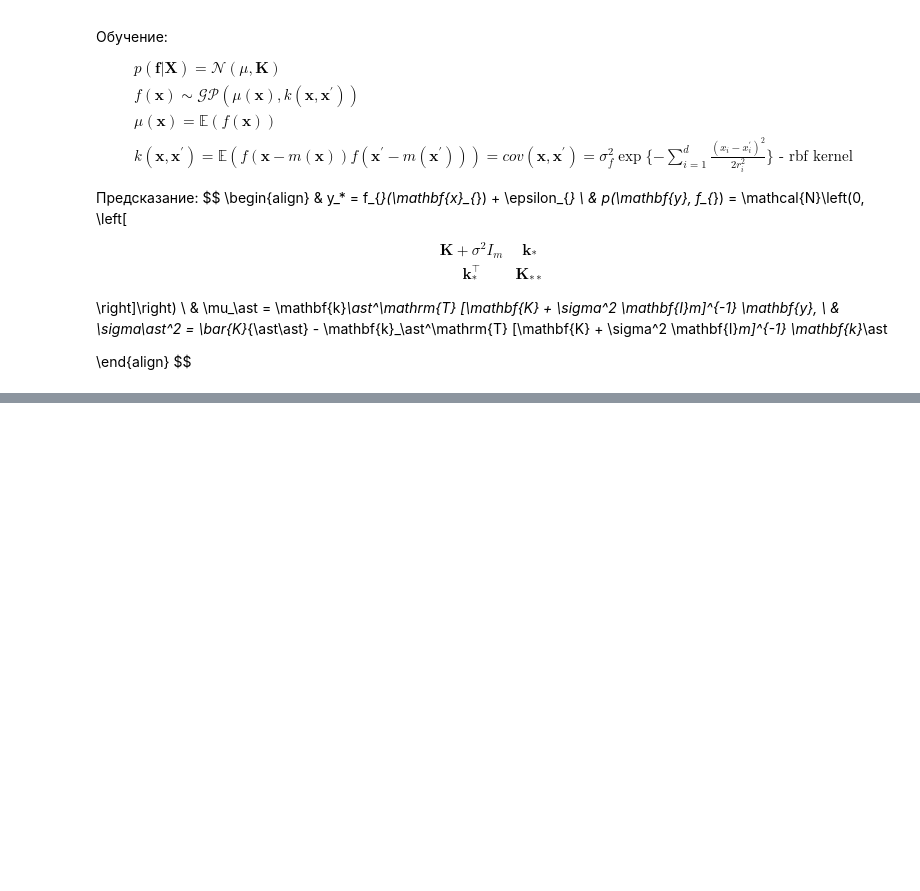
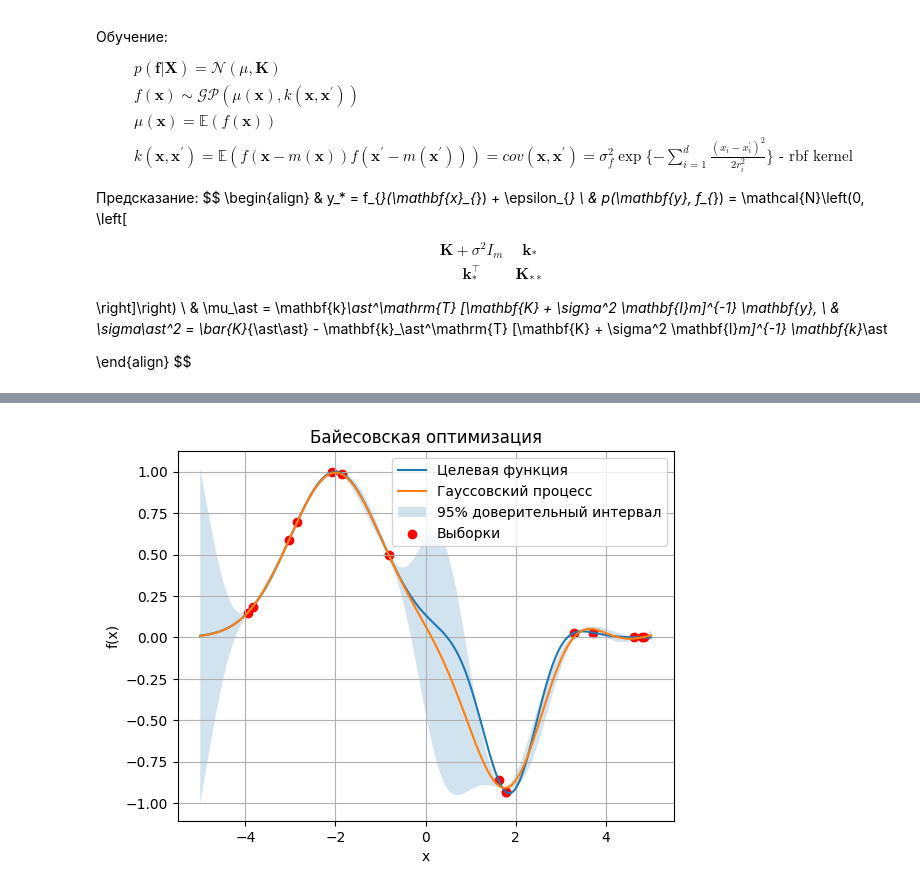
Before and after one commit to l00fi/bayes_optimization, a Jupyter notebook: bayes_optimization_funcs.ipynb, the cells around one changed output, grey strips where cells are left out. Saved outputs shown, nothing was run; the diff lists cells and outputs as text; code cells hidden in the pictures; blank space fills up the shorter version.

Commit message:
Байесовская оптимизация готова! Осталось применить её к решающему дереву

```diff
--- a/bayes_optimization_funcs.ipynb
+++ b/bayes_optimization_funcs.ipynb
@@ -102,7 +120,7 @@ class GaussianProcess:
         return (mu_s, np.diag(cov_s))
 # %%
 X_GP, y_GP = make_regression(n_features=1)
-X_train_GP, X_test_GP, y_train_GP, y_test_GP = train_test_split(X_GP, y_GP, test_size=0.5)
+X_train_GP, X_test_GP, y_train_GP, y_test_GP = train_test_split(X_GP, y_GP, test_size=0.1)
 
 model_GP = GaussianProcess().fit(X_train_GP, y_train_GP)
 mu, var = model_GP.predict(X_test_GP)
@@ -112,0 +177,27 @@ r2_score(y_test_GP, mu)
+# %%
+# Целевая функция
+def custom_function(x):
+    return -np.sin(x) * np.exp(-(x - 2)**2) + np.exp(-0.5 * (x + 2)**2)
+
+X_sample = np.random.uniform(-5, 5, 5).reshape(-1, 1)
+Y_sample = custom_function(X_sample)
+
+# Обучение гауссовского процесса
+gp = GaussianProcess(sigma=1, r=1, noise=0.1)
+gp.fit(X_sample, Y_sample)
+
+# Основной цикл байесовской оптимизации
+for i in range(10):
+    y_max = np.max(Y_sample) # Беру максимальный известный y (вообще можно взять любой, но вдруг попаду в максимум)
+    result = minimize(AcquisitionFunc.UPB, x0=np.random.uniform(-5, 5), args=(gp, y_max), bounds=[(-5, 5)]) # Максимизирую функцию приобретения
+    X_next = result.x
+
+    Y_next = custom_function(X_next) # Оценить целевую функцию в новой точке
+
+    # Добавляю известную точку к другим уже известным и заново учу гауссовский процесс
+    X_sample = np.vstack((X_sample, X_next.reshape(1, -1)))
+    Y_sample = np.append(Y_sample, Y_next)
+    gp.fit(X_sample, Y_sample)
+
+    # Вывожу текущий максимум
+    print(f"Y: {np.max(Y_sample)}, X: {X_sample[np.argmax(Y_sample)]}")
@@ -112,0 +215,18 @@ r2_score(y_test_GP, mu)
+# %%
+# Визуализация результатов
+x_values = np.linspace(-5, 5, 400).reshape(-1, 1)
+y_values = custom_function(x_values)
+mu, sigma = gp.predict(x_values)
+
+plt.plot(x_values, y_values, label='Целевая функция')
+plt.plot(x_values, mu, label='Гауссовский процесс')
+plt.fill_between(x_values.flatten(), mu - 1.96 * sigma, mu + 1.96 * sigma, alpha=0.2, label='95% доверительный интервал')
+plt.scatter(X_sample, Y_sample, color='red', label='Выборки')
+plt.title('Байесовская оптимизация')
+plt.xlabel('x')
+plt.ylabel('f(x)')
+plt.legend()
+plt.grid(True)
+plt.show()
+# %% [output]
+[figure, added]
```
Also changed, not shown: parts of 9 cells of this notebook.
